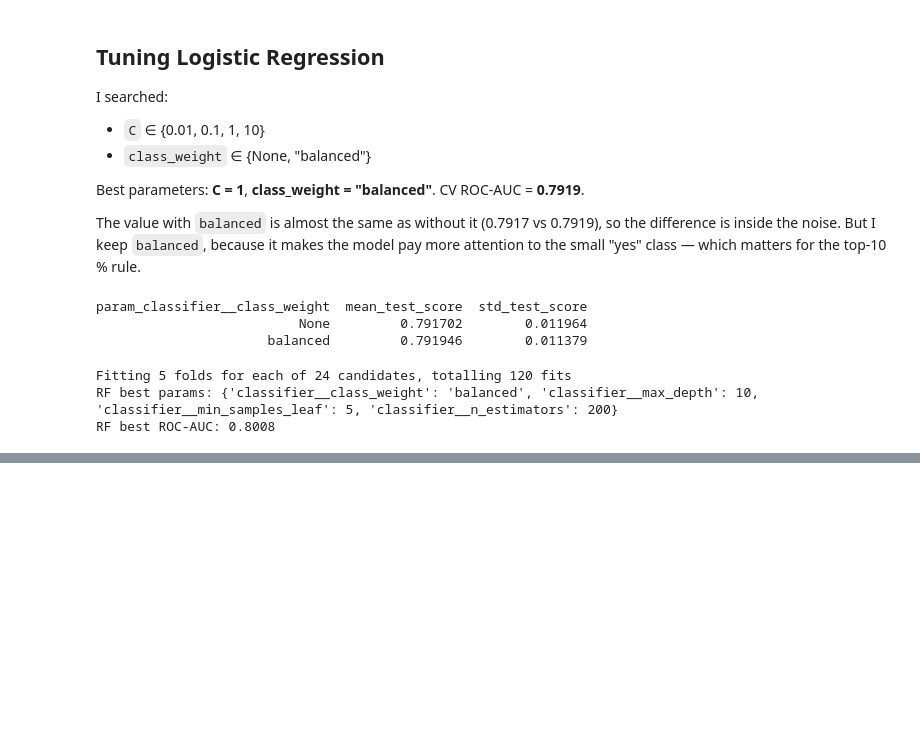
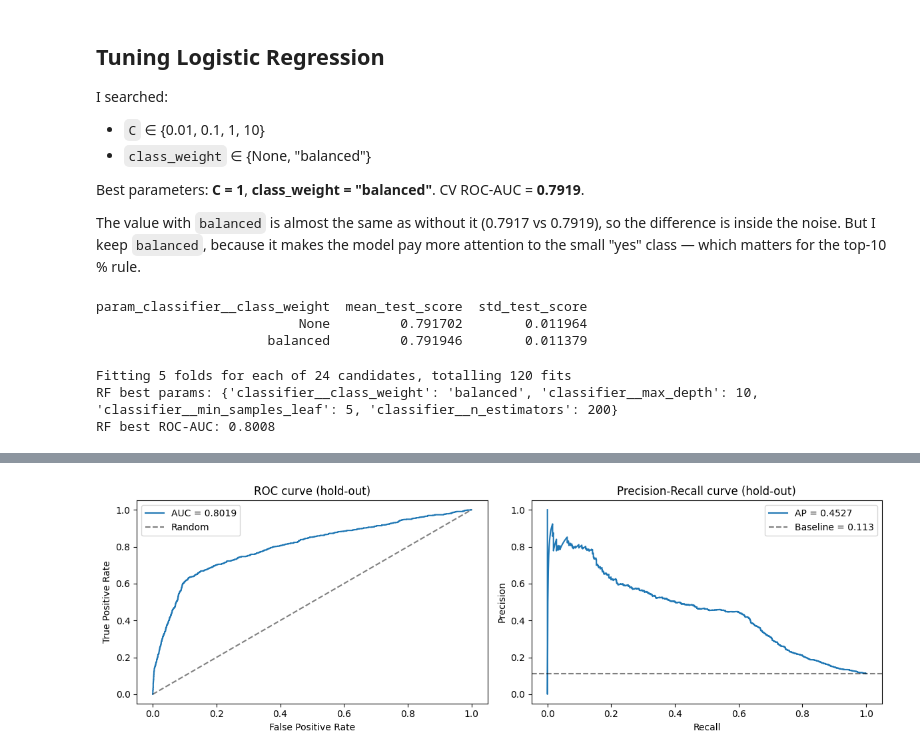
Before and after one commit to nuraiaben-dev/Aben_Nuray_task-03-ML, a Jupyter notebook: aben_task3.ipynb, the cells around one changed output, grey strips where cells are left out. Drawn from its saved outputs; the diff is of its cells as text; code cells hidden in the pictures; blank space fills up the shorter version.

Commit message:
Add final evaluation on hold-out

```diff
--- a/aben_task3.ipynb
+++ b/aben_task3.ipynb
@@ -569,0 +637,26 @@ RF best ROC-AUC: 0.8008
+# %%
+fig, axes = plt.subplots(1, 2, figsize=(12, 4))
+
+# ROC
+fpr, tpr, _ = roc_curve(y_holdout, y_proba)
+axes[0].plot(fpr, tpr, label=f"AUC = {roc_auc:.4f}")
+axes[0].plot([0, 1], [0, 1], "k--", alpha=0.5, label="Random")
+axes[0].set_xlabel("False Positive Rate")
+axes[0].set_ylabel("True Positive Rate")
+axes[0].set_title("ROC curve (hold-out)")
+axes[0].legend()
+
+# PR
+prec, rec, _ = precision_recall_curve(y_holdout, y_proba)
+axes[1].plot(rec, prec, label=f"AP = {ap:.4f}")
+axes[1].axhline(baseline_rate, color="k", linestyle="--", alpha=0.5,
+                label=f"Baseline = {baseline_rate:.3f}")
+axes[1].set_xlabel("Recall")
+axes[1].set_ylabel("Precision")
+axes[1].set_title("Precision-Recall curve (hold-out)")
+axes[1].legend()
+
+plt.tight_layout()
+plt.show()
+# %% [output]
+[figure, added]
```
Also changed, not shown: parts of 3 cells of this notebook.
